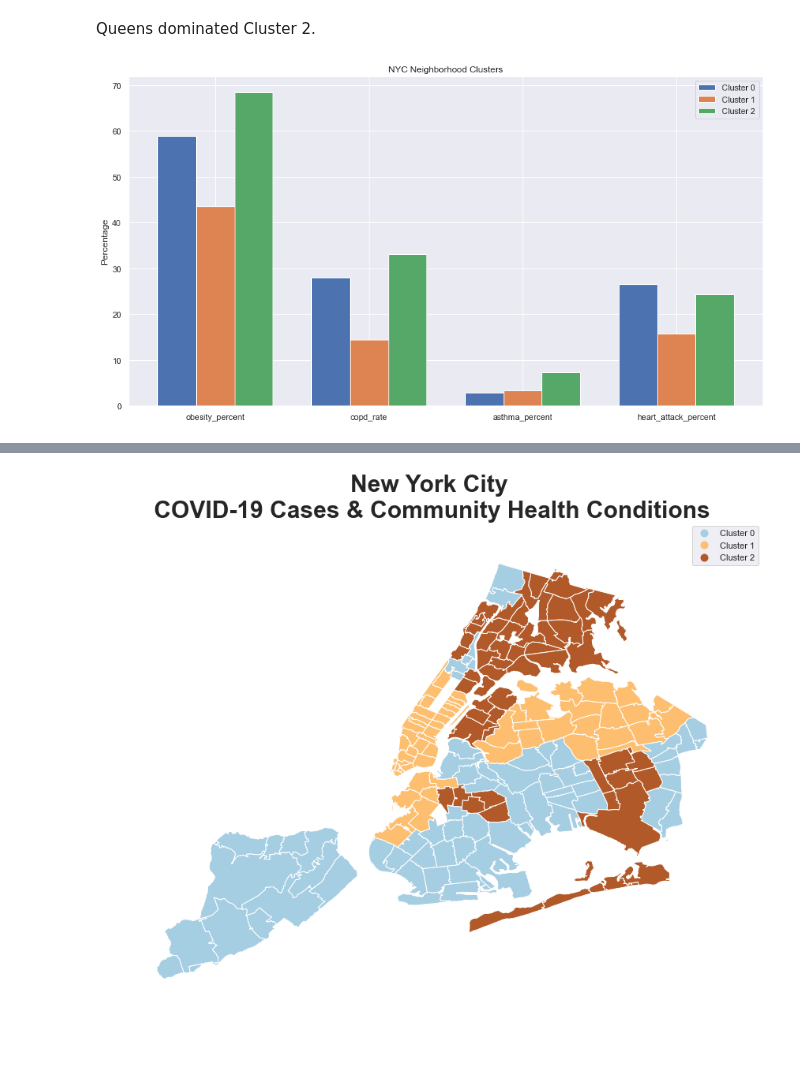
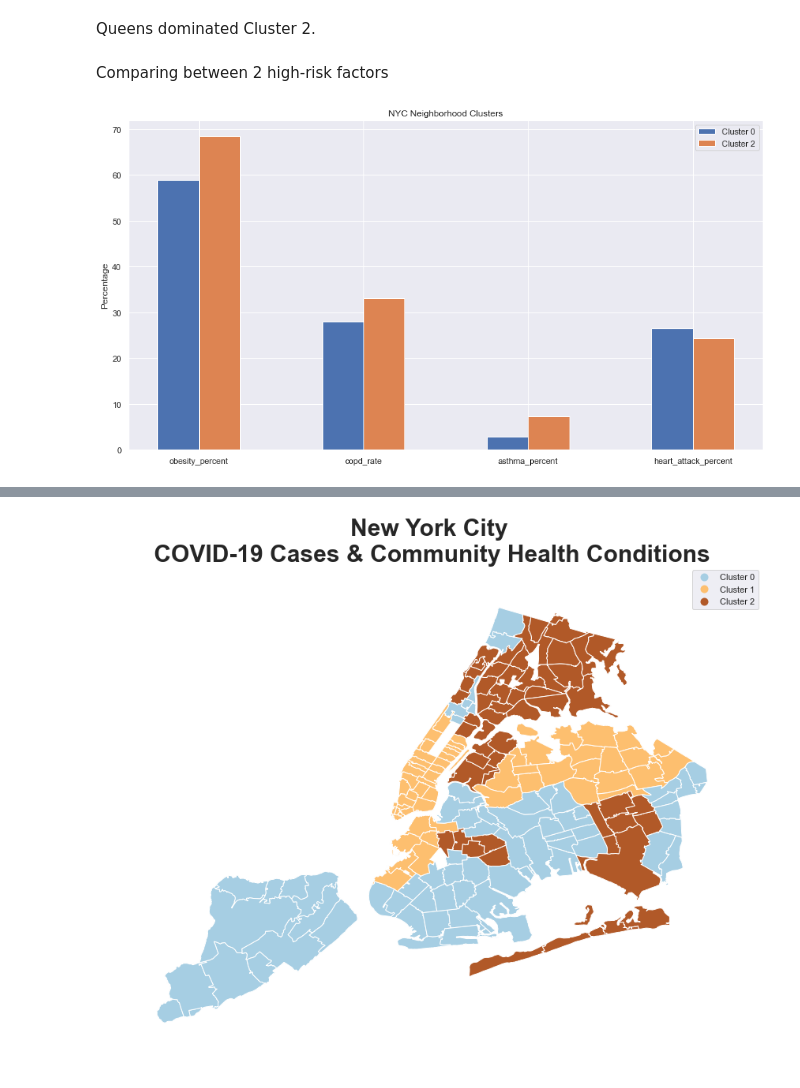
Before and after one commit to nqtri/mit_covid19_challenge, a Jupyter notebook: nyc_covid19_vs_health.ipynb, the cells around one changed output, grey strips where cells are left out. Saved outputs shown, nothing was run; the diff lists cells and outputs as text; code cells hidden in the pictures; blank space fills up the shorter version.

Commit message:
update clusters

```diff
--- a/nyc_covid19_vs_health.ipynb
+++ b/nyc_covid19_vs_health.ipynb
@@ -704,24 +704,25 @@ Queens       3
 Name: uhf42_neigh, dtype: int64
 # %% [markdown]
 Queens dominated Cluster 2.
+# %% [markdown]
+Comparing between 2 high-risk factors
 # %%
 labels = case_per_neighborhood.columns[7:-1]
 
 x = np.arange(len(labels))  # the label locations
 width = 0.25  # the width of the bars
 
 fig, ax = plt.subplots(figsize=(15, 8))
-rects1 = ax.bar(x - width, cluster_means.iloc[4:-1,0], width, label='Cluster 0')
-rects2 = ax.bar(x , cluster_means.iloc[4:-1,1], width, label='Cluster 1')
-rects3 = ax.bar(x + width, cluster_means.iloc[4:-1,2], width, label='Cluster 2')
+rects1 = ax.bar(x - width/2, cluster_means.iloc[4:-1,0], width, label='Cluster 0')
+rects3 = ax.bar(x + width/2, cluster_means.iloc[4:-1,2], width, label='Cluster 2')
 
 # Add some text for labels, title and custom x-axis tick labels, etc.
 ax.set_ylabel('Percentage')
 ax.set_title('NYC Neighborhood Clusters')
 ax.set_xticks(x)
 ax.set_xticklabels(labels)
 ax.legend()
 
 plt.show()
 # %% [output]
-[figure, old version]
+[figure, new version]
```
Also changed, not shown: parts of 5 cells of this notebook.
